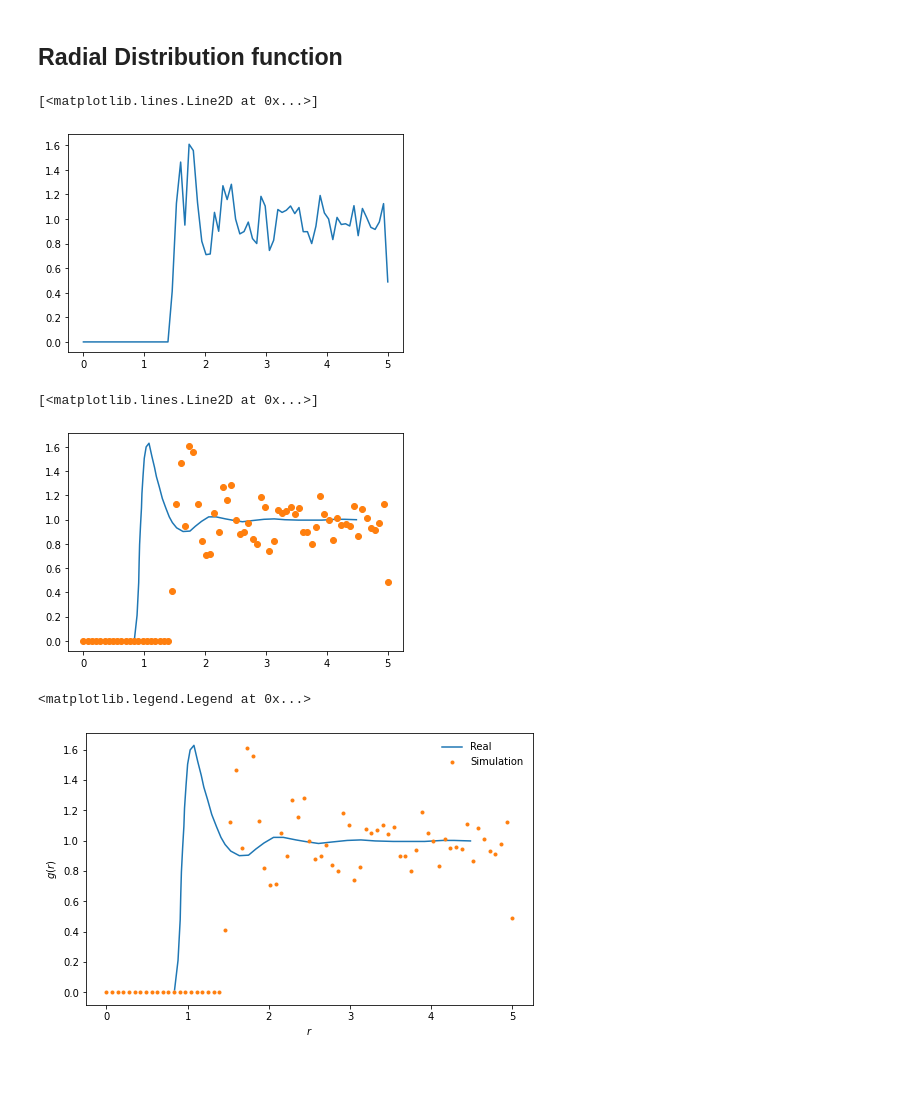
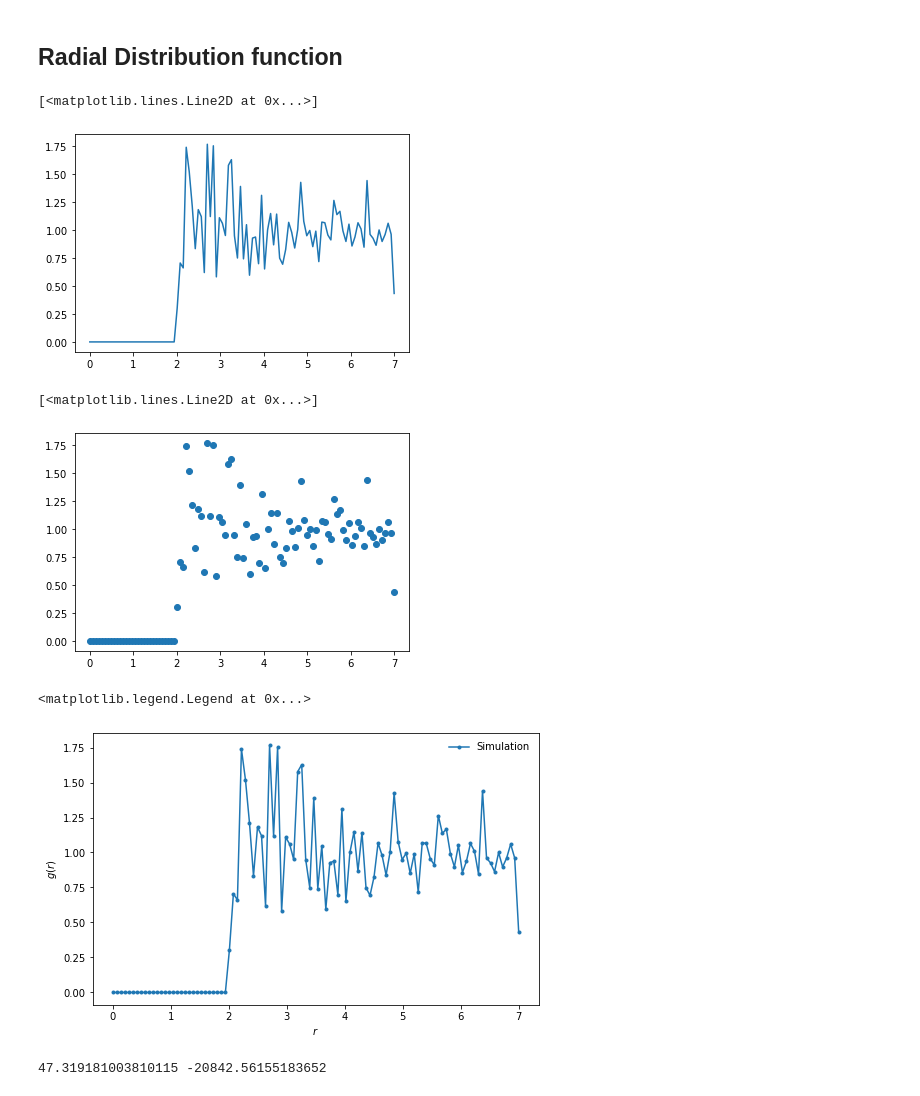
Before and after one commit to CarloGiorgio/Liquid-simulations, a Jupyter notebook: Liquids/Codes/lj_cell.ipynb, the cells around one changed output. Cells and saved outputs as stored; diff of their text form; code cells hidden in the pictures.

```diff
--- a/Liquids/Codes/lj_cell.ipynb
+++ b/Liquids/Codes/lj_cell.ipynb
@@ -107,13 +112,21 @@ def mcmove_verl(ver,posv,step=0.1):
 
     return(ver.copy(),posv.copy())
 # %%
-Te=10000
+Te=100
 
 file='pos_'+str(N)+'_'+str(rho)+'.txt'
 efile='energy_'+str(N)+'_'+str(rho)+'.txt'
 
-os.remove(file)
-os.remove(efile)
+data=np.loadtxt(file)
+data=data.reshape((len(te),N,3))
+pos=data[-1]
+del(data)
+
+eli=True
+if eli:
+  os.remove(file)
+  os.remove(efile)
+
 open(file,"w").close()
 f=open(file,'a')
 
@@ -123,13 +136,12 @@ g=open(efile,'a')
 l=0
 
 for t in range(Te):
-    ver,posv=mcmove_verl(ver.copy(),posv.copy(),0.1)
+    ver,posv=mcmove_verl(ver.copy(),posv.copy(),0.05)
     if t>l:
         np.savetxt(f,pos)
         f.write('\n')
         g.write(f'{t} {e_tot_v()}\n')
         l=l*1.1+1
     print("Loading " + str(int((t+1)/Te*100))+'%',end="\r")
-
 f.close()
 g.close()
@@ -169,7 +171,7 @@ print(E)
 ## Radial Distribution function
 # %%
 dr=0.07
-R=5
+R=7
 nh=np.int((R+dr)/dr)
 rr=np.linspace(0,R,nh+1)
 delg=L/(2*nh)
@@ -182,8 +184,8 @@ def add_data(g,n_g=ng):
         for j in range(i+1,N):
             r=norm_pb(pos[i],pos[j])
             if r<L/2:
-                ig=np.rint(r/delg).astype(int)
-                g[ig]+=2
+              ig=np.rint(r/delg).astype(int)
+              g[ig]+=2
     return(n_g+1)
 
 def g_r(g,ng):
@@ -200,15 +202,15 @@ gg=g_r(g,ng)
 plt.plot(rr,gg[:],'-')
 # %% [output]
 [<matplotlib.lines.Line2D at 0x...>]
-[figure, old version]
+[figure, new version]
 # %%
 # comparison between the real and mine
-(R,G)=np.loadtxt('radial_2.csv',delimiter=',',unpack=True)
-plt.plot(R,G)
+#(R,G)=np.loadtxt('radial_2.csv',delimiter=',',unpack=True)
+#plt.plot(R,G)
 plt.plot(rr,gg[:],'o')
 # %% [output]
 [<matplotlib.lines.Line2D at 0x...>]
-[figure, old version]
+[figure, new version]
 # %%
 data=np.loadtxt(file)
 data=data.reshape((len(te),N,3))
@@ -219,12 +222,17 @@ for i in range(0,data.shape[0]):
 # %%
 fig=plt.figure(figsize=(8,5))
 ax=fig.add_subplot()
-ax.plot(R,G,label='Real')
-ax.plot(rr,gg[:],'.',label='Simulation')
+ax.plot(rr,gg[:],'.-',label='Simulation')
 ax.set_ylabel(r'$g(r)$')
 ax.set_xlabel(r'$r$')
 ax.legend(frameon=False)
 #fig.savefig('g_T_'+str(T)+'_rho_'+str(rho)+'_N_'+str(N)+'.png')
 # %% [output]
 <matplotlib.legend.Legend at 0x...>
-[figure, old version]
+[figure, new version]
+# %%
+def u_r(r):
+  return 4*((1/r)**12-(1/r)**6)
+print(e_tot_v(),2*np.pi*rho*np.trapz(rr[1:]*rr[1:]*g[1:]*u_r(rr[1:])))
+# %% [output]
+47.319181003810115 -20842.56155183652
```
Also changed, not shown: parts of 11 cells of this notebook.
